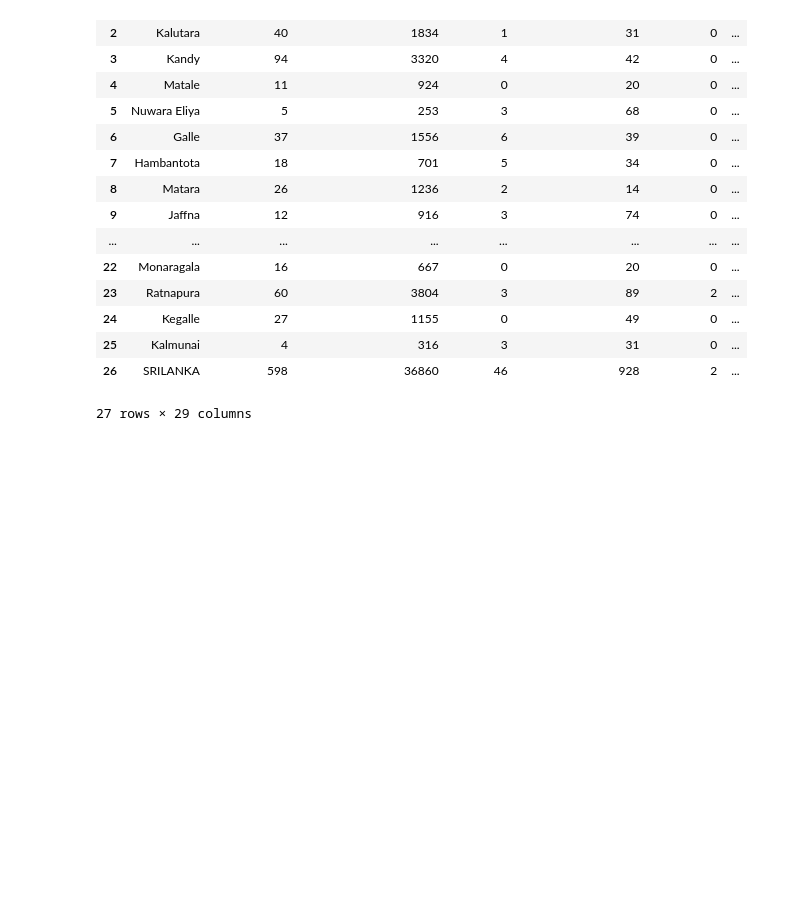
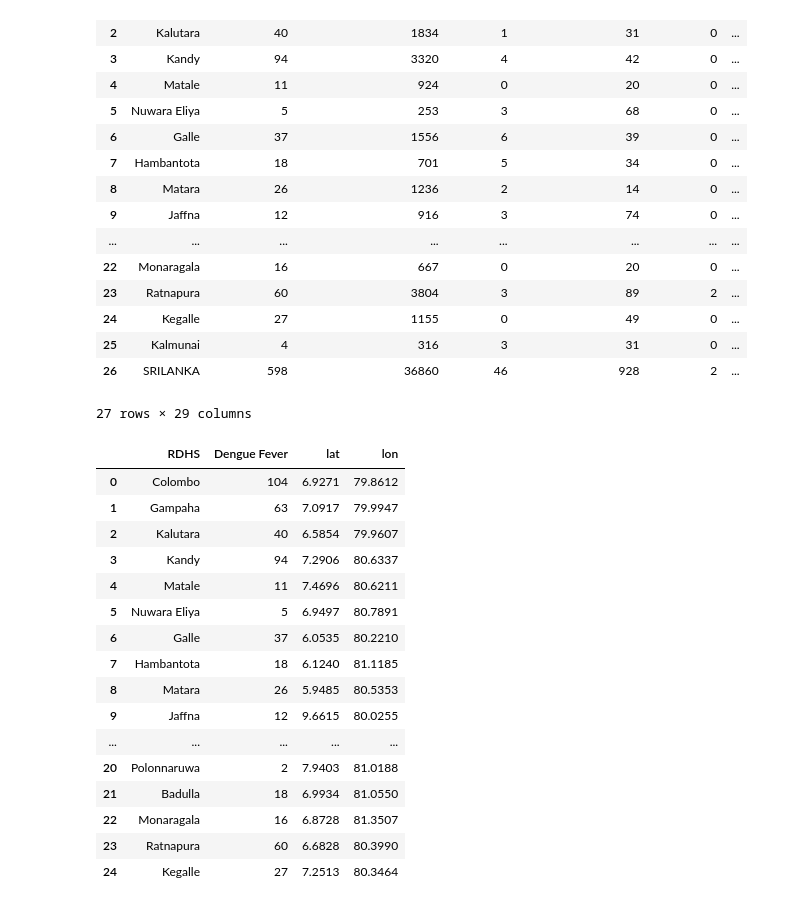
Before and after one commit to DimuthuAttanayake/Dengue, a Jupyter notebook: dengue.ipynb, the cells around one changed output. Cells and saved outputs as stored; diff of their text form; code cells hidden in the pictures; blank space fills up the shorter version.

```diff
--- a/dengue.ipynb
+++ b/dengue.ipynb
@@ -120,40 +120,60 @@ df
 27 rows × 29 columns
 # %%
 #extracting only the weekly dengue numbers
-df_dengue = df[['RDHS', 'Dengue Fever']].query("RDHS != 'Kalmunai'").replace({'Total': {0: '_'}}).reset_index(drop=True)
+
+df_dengue = df[['RDHS', 'Dengue Fever']][~df['RDHS'].isin(['Kalmunai', 'SRILANKA'])].replace({'Dengue Fever': {0: '_'}}).reset_index(drop=True)
 # %%
 #pulling in lattitudes and longitudes
 import pandas as pd
 district_coords = {
     "Colombo": (6.9271, 79.8612),
     "Gampaha": (7.0917, 79.9947),
     "Kalutara": (6.5854, 79.9607),
     "Kandy": (7.2906, 80.6337),
     "Matale": (7.4696, 80.6211),
     "Nuwara Eliya": (6.9497, 80.7891),
     "Galle": (6.0535, 80.2210),
     "Matara": (5.9485, 80.5353),
     "Hambantota": (6.1240, 81.1185),
     "Jaffna": (9.6615, 80.0255),
     "Kilinochchi": (9.3961, 80.3982),
     "Mannar": (8.9810, 79.9044),
     "Vavuniya": (8.7514, 80.4971),
     "Mullaitivu": (9.2671, 80.8142),
     "Batticaloa": (7.7170, 81.7000),
     "Ampara": (7.2912, 81.6724),
     "Trincomalee": (8.5874, 81.2152),
     "Kurunegala": (7.4863, 80.3623),
     "Puttalam": (8.0408, 79.8428),
     "Anuradhapura": (8.3114, 80.4037),
     "Polonnaruwa": (7.9403, 81.0188),
     "Badulla": (6.9934, 81.0550),
     "Monaragala": (6.8728, 81.3507),
     "Ratnapura": (6.6828, 80.3990),
     "Kegalle": (7.2513, 80.3464),
 }
 
 # adding lat/lon columns to the dataframe
 df_dengue[['lat', 'lon']] = df_dengue['RDHS'].map(district_coords).apply(pd.Series)
+df_dengue
+# %% [output]
+|  | RDHS | Dengue Fever | lat | lon |
+| 0 | Colombo | 104 | 6.9271 | 79.8612 |
+| 1 | Gampaha | 63 | 7.0917 | 79.9947 |
+| 2 | Kalutara | 40 | 6.5854 | 79.9607 |
+| 3 | Kandy | 94 | 7.2906 | 80.6337 |
+| 4 | Matale | 11 | 7.4696 | 80.6211 |
+| 5 | Nuwara Eliya | 5 | 6.9497 | 80.7891 |
+| 6 | Galle | 37 | 6.0535 | 80.2210 |
+| 7 | Hambantota | 18 | 6.1240 | 81.1185 |
+| 8 | Matara | 26 | 5.9485 | 80.5353 |
+| 9 | Jaffna | 12 | 9.6615 | 80.0255 |
+| ... | ... | ... | ... | ... |
+| 20 | Polonnaruwa | 2 | 7.9403 | 81.0188 |
+| 21 | Badulla | 18 | 6.9934 | 81.0550 |
+| 22 | Monaragala | 16 | 6.8728 | 81.3507 |
+| 23 | Ratnapura | 60 | 6.6828 | 80.3990 |
+| 24 | Kegalle | 27 | 7.2513 | 80.3464 |
 # %%
 #saving to csv
 df_dengue.to_csv('Epid.csv', index= False)
```
Also changed, not shown: 1 other file.
